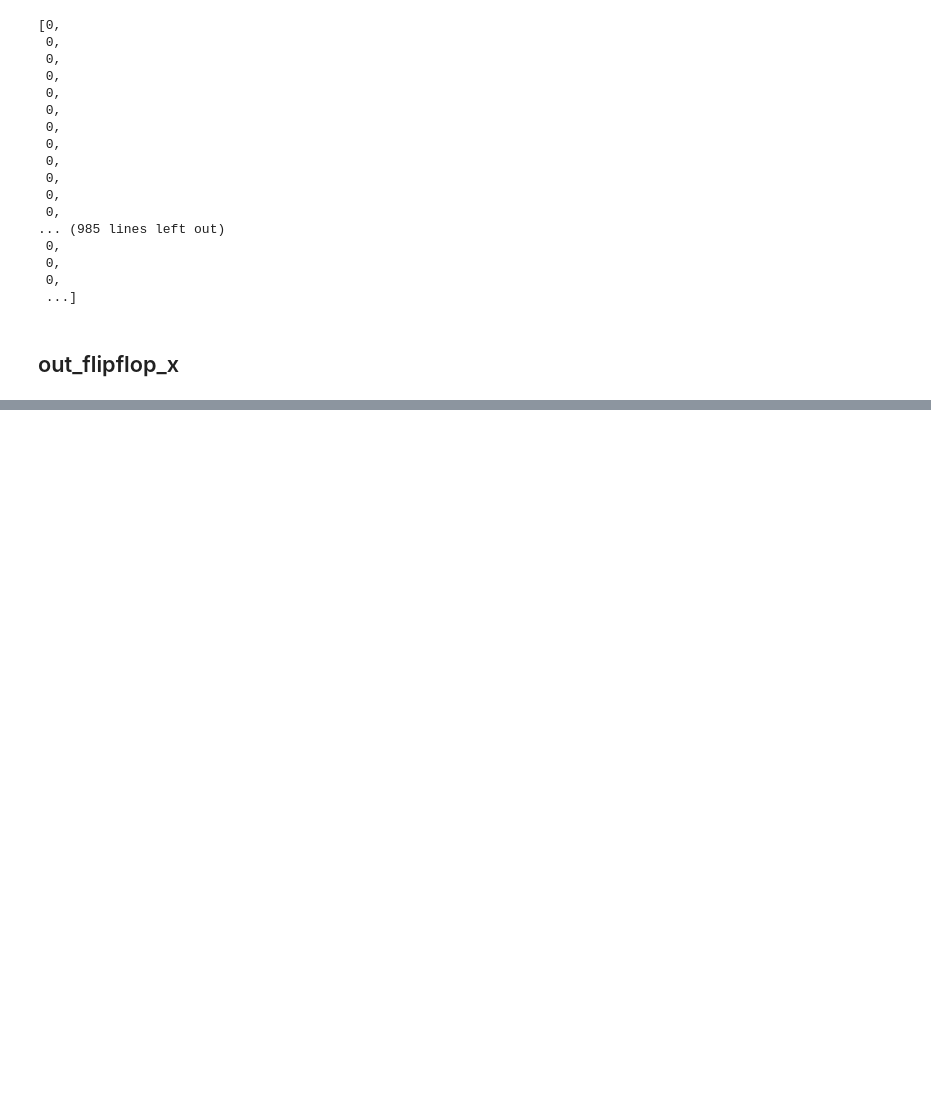
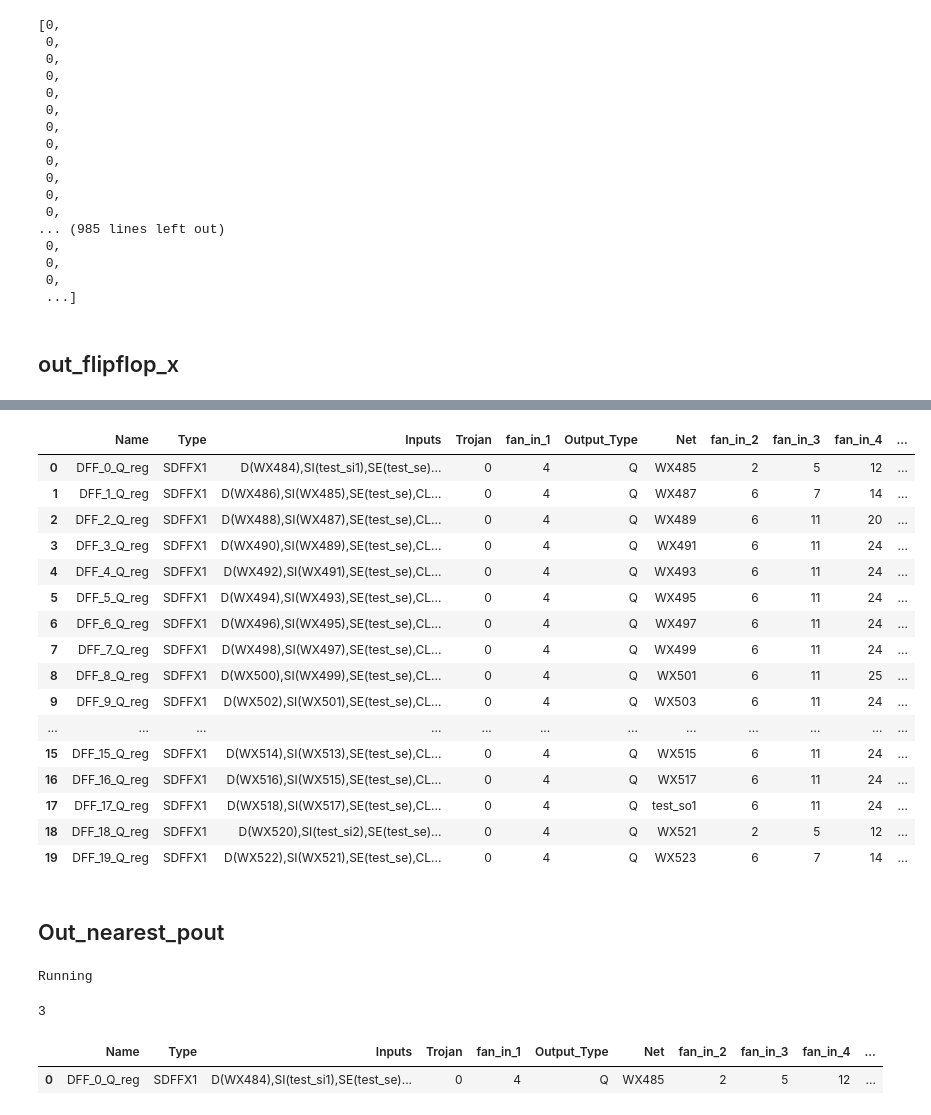
Before and after one commit to ramsrk7/Trojan-Detection, a Jupyter notebook: Benchmarks/s35932-T200/Feature Extraction.ipynb, the cells around one changed output, grey strips where cells are left out. Drawn from its saved outputs; the diff is of its cells as text; code cells hidden in the pictures; blank space fills up the shorter version.

Commit message:
Extracted out_flipflop_x

```diff
--- a/Benchmarks/s35932-T200/Feature Extraction.ipynb
+++ b/Benchmarks/s35932-T200/Feature Extraction.ipynb
@@ -796,0 +753,2 @@ KeyError: '[nan nan nan ... nan nan nan] not in index'
+# %%
+dataf = new['Net'].apply(lambda x: ff_out(3,x))
@@ -796,0 +775,2 @@ KeyError: '[nan nan nan ... nan nan nan] not in index'
+# %%
+new['out_flipflop_3'] = dataf
@@ -796,0 +784,4 @@ KeyError: '[nan nan nan ... nan nan nan] not in index'
+# %%
+dataf = new['Net'].apply(lambda x: ff_out(4,x))
+# %%
+new['out_flipflop_4'] = dataf
@@ -796,0 +836,20 @@ KeyError: '[nan nan nan ... nan nan nan] not in index'
+# %%
+new.head(20)
+# %% [output]
+|  | Name | Type | Inputs | Trojan | fan_in_1 | Output_Type | Net | fan_in_2 | fan_in_3 | fan_in_4 | ... |
+| 0 | DFF_0_Q_reg | SDFFX1 | D(WX484),SI(test_si1),SE(test_se)... | 0 | 4 | Q | WX485 | 2 | 5 | 12 | ... |
+| 1 | DFF_1_Q_reg | SDFFX1 | D(WX486),SI(WX485),SE(test_se),CL... | 0 | 4 | Q | WX487 | 6 | 7 | 14 | ... |
+| 2 | DFF_2_Q_reg | SDFFX1 | D(WX488),SI(WX487),SE(test_se),CL... | 0 | 4 | Q | WX489 | 6 | 11 | 20 | ... |
+| 3 | DFF_3_Q_reg | SDFFX1 | D(WX490),SI(WX489),SE(test_se),CL... | 0 | 4 | Q | WX491 | 6 | 11 | 24 | ... |
+| 4 | DFF_4_Q_reg | SDFFX1 | D(WX492),SI(WX491),SE(test_se),CL... | 0 | 4 | Q | WX493 | 6 | 11 | 24 | ... |
+| 5 | DFF_5_Q_reg | SDFFX1 | D(WX494),SI(WX493),SE(test_se),CL... | 0 | 4 | Q | WX495 | 6 | 11 | 24 | ... |
+| 6 | DFF_6_Q_reg | SDFFX1 | D(WX496),SI(WX495),SE(test_se),CL... | 0 | 4 | Q | WX497 | 6 | 11 | 24 | ... |
+| 7 | DFF_7_Q_reg | SDFFX1 | D(WX498),SI(WX497),SE(test_se),CL... | 0 | 4 | Q | WX499 | 6 | 11 | 24 | ... |
+| 8 | DFF_8_Q_reg | SDFFX1 | D(WX500),SI(WX499),SE(test_se),CL... | 0 | 4 | Q | WX501 | 6 | 11 | 25 | ... |
+| 9 | DFF_9_Q_reg | SDFFX1 | D(WX502),SI(WX501),SE(test_se),CL... | 0 | 4 | Q | WX503 | 6 | 11 | 24 | ... |
+| ... | ... | ... | ... | ... | ... | ... | ... | ... | ... | ... | ... |
+| 15 | DFF_15_Q_reg | SDFFX1 | D(WX514),SI(WX513),SE(test_se),CL... | 0 | 4 | Q | WX515 | 6 | 11 | 24 | ... |
+| 16 | DFF_16_Q_reg | SDFFX1 | D(WX516),SI(WX515),SE(test_se),CL... | 0 | 4 | Q | WX517 | 6 | 11 | 24 | ... |
+| 17 | DFF_17_Q_reg | SDFFX1 | D(WX518),SI(WX517),SE(test_se),CL... | 0 | 4 | Q | test_so1 | 6 | 11 | 24 | ... |
+| 18 | DFF_18_Q_reg | SDFFX1 | D(WX520),SI(test_si2),SE(test_se)... | 0 | 4 | Q | WX521 | 2 | 5 | 12 | ... |
+| 19 | DFF_19_Q_reg | SDFFX1 | D(WX522),SI(WX521),SE(test_se),CL... | 0 | 4 | Q | WX523 | 6 | 7 | 14 | ... |
@@ -796,0 +858,2 @@ KeyError: '[nan nan nan ... nan nan nan] not in index'
+# %% [markdown]
+## Out_nearest_pout
@@ -796,0 +901,10 @@ KeyError: '[nan nan nan ... nan nan nan] not in index'
+# %%
+pout('WX487')
+# %% [output]
+Running
+3
+# %%
+new.loc[new["Net"] == 'WX485']
+# %% [output]
+|  | Name | Type | Inputs | Trojan | fan_in_1 | Output_Type | Net | fan_in_2 | fan_in_3 | fan_in_4 | ... |
+| 0 | DFF_0_Q_reg | SDFFX1 | D(WX484),SI(test_si1),SE(test_se)... | 0 | 4 | Q | WX485 | 2 | 5 | 12 | ... |
```
Also changed, not shown: parts of 40 cells of this notebook, 1 other file.
